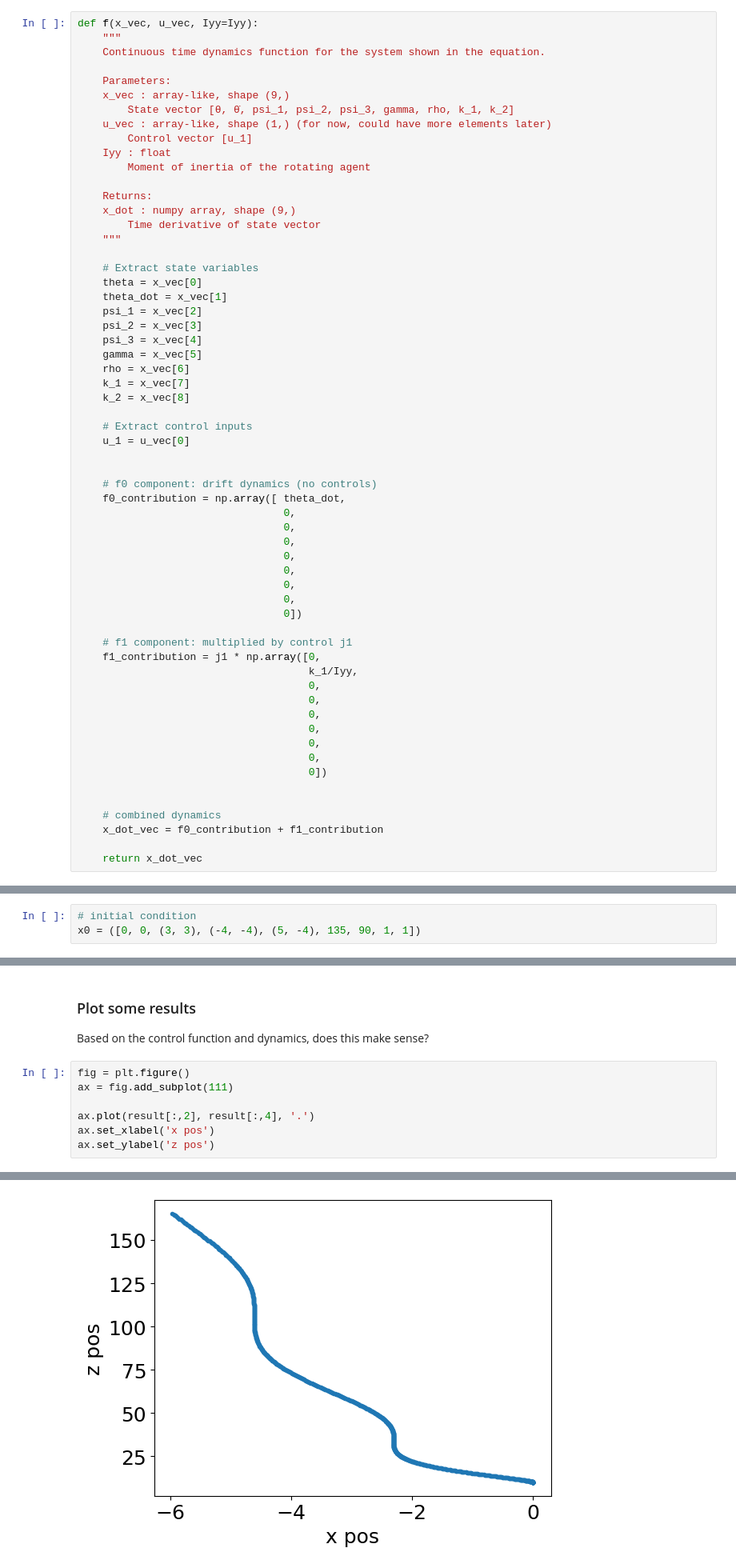
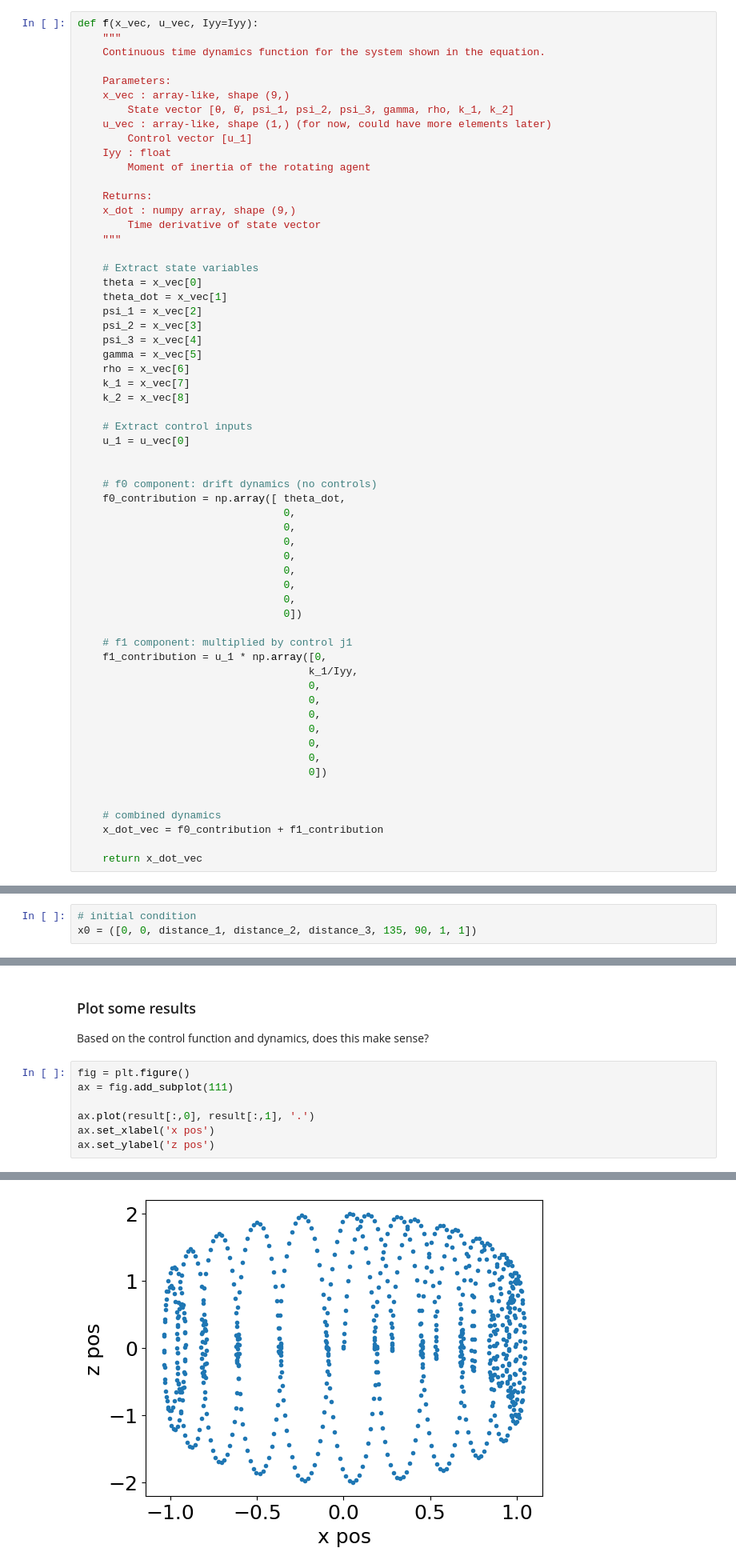
Before and after one commit to florisvb/Nonlinear_and_Data_Driven_Estimation, a Jupyter notebook: Dynamics_Attempt.ipynb, the cells around one changed output, grey strips where cells are left out. Shown at 80% size. Saved outputs shown, nothing was run; the diff lists cells and outputs as text.

```diff
--- a/Dynamics_Attempt.ipynb
+++ b/Dynamics_Attempt.ipynb
@@ -187,7 +187,7 @@ def f(x_vec, u_vec, Iyy=Iyy):
                                  0])
 
     # f1 component: multiplied by control j1
-    f1_contribution = j1 * np.array([0,
+    f1_contribution = u_1 * np.array([0,
                                      k_1/Iyy,
                                      0,
                                      0,
@@ -257,7 +257,7 @@ print(distance_1, distance_2, distance_3)
 4.242640687119285 5.656854249492381 6.4031242374328485
 # %%
 # initial condition
-x0 = ([0, 0, (3, 3), (-4, -4), (5, -4), 135, 90, 1, 1])
+x0 = ([0, 0, distance_1, distance_2, distance_3, 135, 90, 1, 1])
 # %%
 # run odeint
 result = odeint(f_ode, x0, tsim, args=(u_func, f) )
@@ -270,13 +284,13 @@ Based on the control function and dynamics, does this make sense?
 # %%
 fig = plt.figure()
 ax = fig.add_subplot(111)
 
-ax.plot(result[:,2], result[:,4], '.')
+ax.plot(result[:,0], result[:,1], '.')
 ax.set_xlabel('x pos')
 ax.set_ylabel('z pos')
 # %% [output]
 Text(0, 0.5, 'z pos')
-[figure, old version]
+[figure, new version]
 # %%
 fig = plt.figure()
 ax = fig.add_subplot(111)
```
Also changed, not shown: parts of 4 cells of this notebook.
